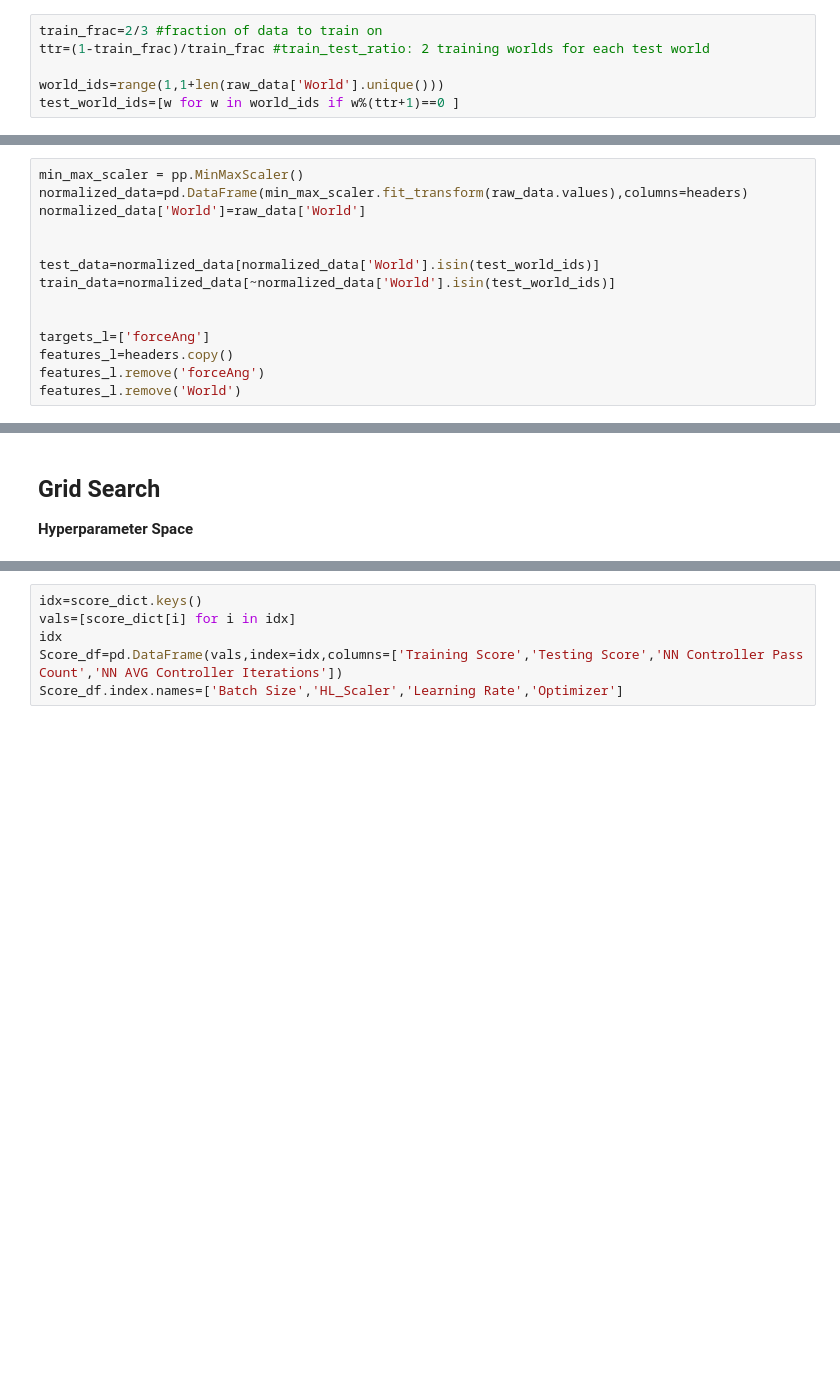
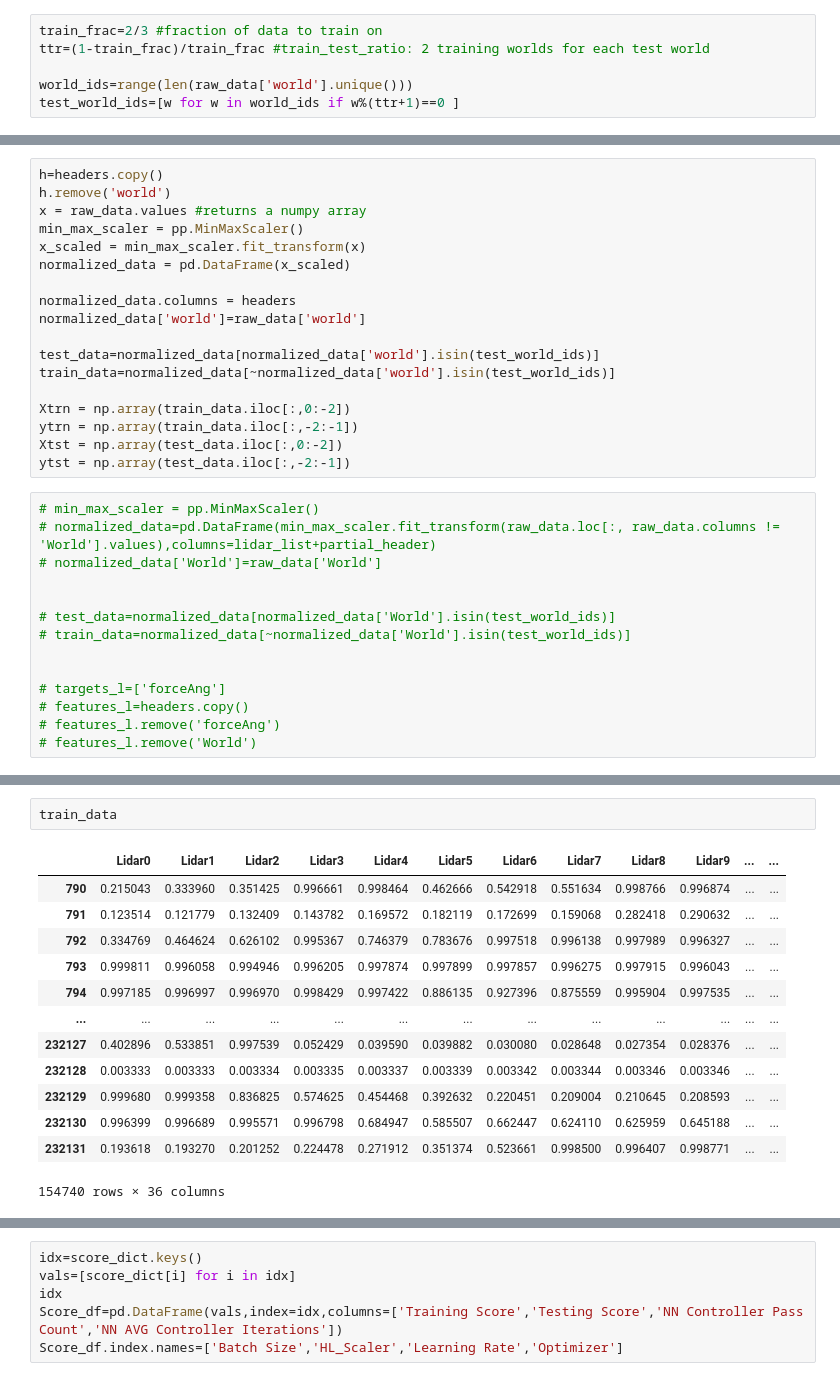
Before and after one commit to laurenbramblett/robot_DFD_RL, a Jupyter notebook: model_training_automation.ipynb, the cells around one changed output, grey strips where cells are left out. Cells and saved outputs as stored; diff of their text form; blank space fills up the shorter version.

```diff
--- a/model_training_automation.ipynb
+++ b/model_training_automation.ipynb
@@ -107,5 +130,5 @@ raw_data.describe()
 train_frac=2/3 #fraction of data to train on
 ttr=(1-train_frac)/train_frac #train_test_ratio: 2 training worlds for each test world
 
-world_ids=range(1,1+len(raw_data['World'].unique()))
+world_ids=range(len(raw_data['world'].unique()))
 test_world_ids=[w for w in world_ids if w%(ttr+1)==0 ]
@@ -112,15 +139,33 @@ test_world_ids=[w for w in world_ids if w%(ttr+1)==0 ]
+# %%
+h=headers.copy()
+h.remove('world')
+x = raw_data.values #returns a numpy array
+min_max_scaler = pp.MinMaxScaler()
+x_scaled = min_max_scaler.fit_transform(x)
+normalized_data = pd.DataFrame(x_scaled)
+
+normalized_data.columns = headers
+normalized_data['world']=raw_data['world']
+
+test_data=normalized_data[normalized_data['world'].isin(test_world_ids)]
+train_data=normalized_data[~normalized_data['world'].isin(test_world_ids)]
+
+Xtrn = np.array(train_data.iloc[:,0:-2])
+ytrn = np.array(train_data.iloc[:,-2:-1])
+Xtst = np.array(test_data.iloc[:,0:-2])
+ytst = np.array(test_data.iloc[:,-2:-1])
 # %%
-min_max_scaler = pp.MinMaxScaler()
-normalized_data=pd.DataFrame(min_max_scaler.fit_transform(raw_data.values),columns=headers)
-normalized_data['World']=raw_data['World']
+# min_max_scaler = pp.MinMaxScaler()
+# normalized_data=pd.DataFrame(min_max_scaler.fit_transform(raw_data.loc[:, raw_data.columns != 'World'].values),columns=lidar_list+partial_header)
+# normalized_data['World']=raw_data['World']
 
 
-test_data=normalized_data[normalized_data['World'].isin(test_world_ids)]
-train_data=normalized_data[~normalized_data['World'].isin(test_world_ids)]
+# test_data=normalized_data[normalized_data['World'].isin(test_world_ids)]
+# train_data=normalized_data[~normalized_data['World'].isin(test_world_ids)]
 
 
-targets_l=['forceAng']
-features_l=headers.copy()
-features_l.remove('forceAng')
-features_l.remove('World')
+# targets_l=['forceAng']
+# features_l=headers.copy()
+# features_l.remove('forceAng')
+# features_l.remove('World')
 # %%
@@ -130,3 +175,16 @@ test_data.describe()
-# %% [markdown]
-## Grid Search
-**Hyperparameter Space**
+# %%
+train_data
+# %% [output]
+|  | Lidar0 | Lidar1 | Lidar2 | Lidar3 | Lidar4 | Lidar5 | Lidar6 | Lidar7 | Lidar8 | Lidar9 | ... | ... |
+| 790 | 0.215043 | 0.333960 | 0.351425 | 0.996661 | 0.998464 | 0.462666 | 0.542918 | 0.551634 | 0.998766 | 0.996874 | ... | ... |
+| 791 | 0.123514 | 0.121779 | 0.132409 | 0.143782 | 0.169572 | 0.182119 | 0.172699 | 0.159068 | 0.282418 | 0.290632 | ... | ... |
+| 792 | 0.334769 | 0.464624 | 0.626102 | 0.995367 | 0.746379 | 0.783676 | 0.997518 | 0.996138 | 0.997989 | 0.996327 | ... | ... |
+| 793 | 0.999811 | 0.996058 | 0.994946 | 0.996205 | 0.997874 | 0.997899 | 0.997857 | 0.996275 | 0.997915 | 0.996043 | ... | ... |
+| 794 | 0.997185 | 0.996997 | 0.996970 | 0.998429 | 0.997422 | 0.886135 | 0.927396 | 0.875559 | 0.995904 | 0.997535 | ... | ... |
+| ... | ... | ... | ... | ... | ... | ... | ... | ... | ... | ... | ... | ... |
+| 232127 | 0.402896 | 0.533851 | 0.997539 | 0.052429 | 0.039590 | 0.039882 | 0.030080 | 0.028648 | 0.027354 | 0.028376 | ... | ... |
+| 232128 | 0.003333 | 0.003333 | 0.003334 | 0.003335 | 0.003337 | 0.003339 | 0.003342 | 0.003344 | 0.003346 | 0.003346 | ... | ... |
+| 232129 | 0.999680 | 0.999358 | 0.836825 | 0.574625 | 0.454468 | 0.392632 | 0.220451 | 0.209004 | 0.210645 | 0.208593 | ... | ... |
+| 232130 | 0.996399 | 0.996689 | 0.995571 | 0.996798 | 0.684947 | 0.585507 | 0.662447 | 0.624110 | 0.625959 | 0.645188 | ... | ... |
+| 232131 | 0.193618 | 0.193270 | 0.201252 | 0.224478 | 0.271912 | 0.351374 | 0.523661 | 0.998500 | 0.996407 | 0.998771 | ... | ... |
+154740 rows × 36 columns
```
Also changed, not shown: parts of 31 cells of this notebook, 2 other files.
